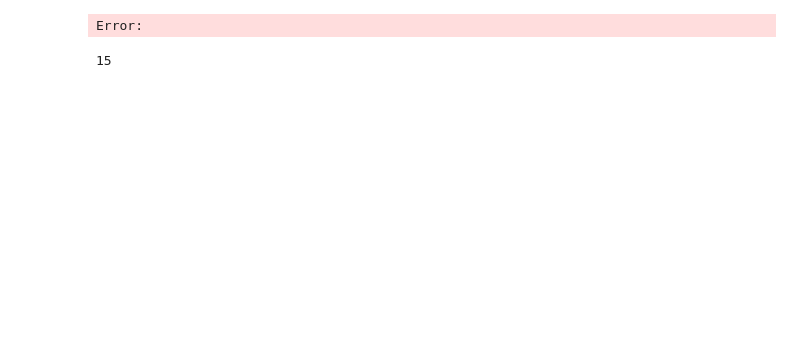
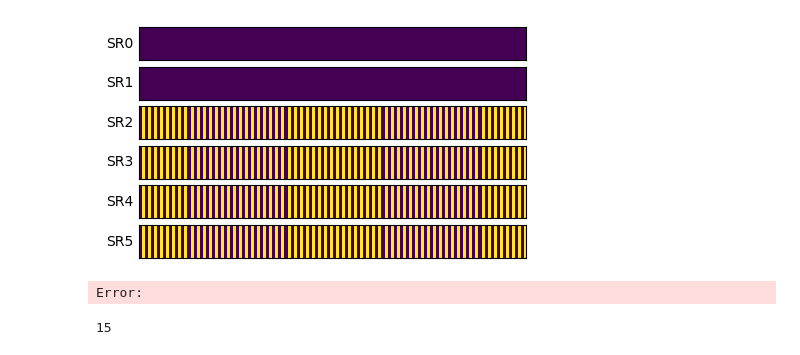
Before and after one commit to TrevorPeyton/lbnl_2024, a Jupyter notebook: sandbox.ipynb, the cells around one changed output. Saved outputs shown, nothing was run; the diff lists cells and outputs as text; code cells hidden in the pictures; blank space fills up the shorter version.

```diff
--- a/sandbox.ipynb
+++ b/sandbox.ipynb
@@ -1,4 +1,24 @@
 # %%
 import numpy as np
 import matplotlib.pyplot as plt
+# %%
+with open(f"data/runs/11/shift.txt", "r") as f:
+    data = np.stack([np.fromiter(line.strip(), dtype=np.int64) for line in f])
+data = data.T.reshape(6, -1, 128)
+
+fig, ax = plt.subplots(6, 1, figsize=(5, 3))
+for p in range(6):
+    # ax[p].set_title(f"Shift Register {p}", loc="right")
+    # ax[p].set_title(f"{p}", rotation=-90, position=(1.01, 0.5), ha='center', va='center')
+    ax[p].imshow(
+        data[p], aspect="auto", vmin=0, vmax=1, interpolation="none"
+    )
+    ax[p].set_yticks([])
+    ax[p].set_xticks([])
+    ax[p].set_ylabel(f"SR{p}", rotation=0, position=(1.01, 0.5), ha='right', va='center')
+
+# fig.tight_layout()
+plt.show()
+# %% [output]
+[figure, added]
 # %%
```
Also changed, not shown: parts of 14 cells of this notebook, 7 other files.
